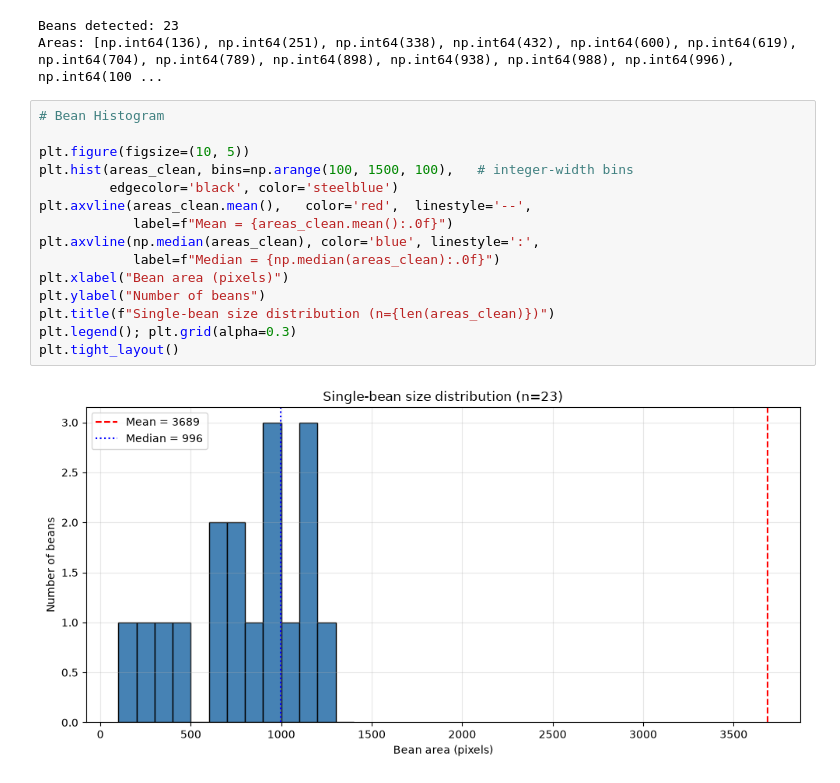
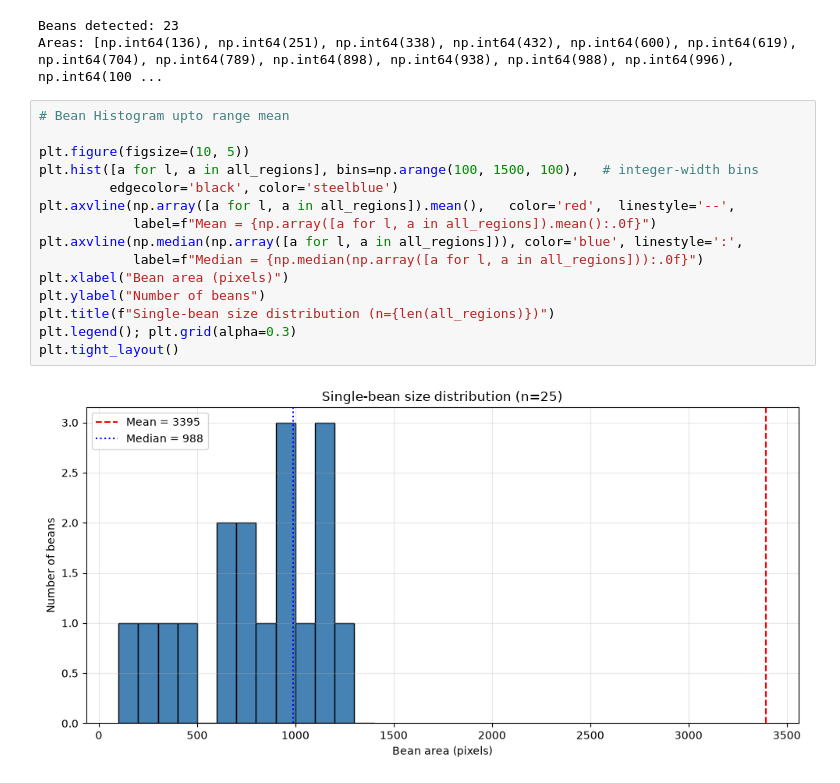
Before and after one commit to bdsh-14/unr-ee681-image-analysis, a Jupyter notebook: HW3/assignment3.ipynb, the cells around one changed output. Drawn from its saved outputs; the diff is of its cells as text.

Commit message:
Cleanup

```diff
--- a/HW3/assignment3.ipynb
+++ b/HW3/assignment3.ipynb
@@ -316,19 +316,19 @@ print("Areas:", sorted(areas_clean))
 Beans detected: 23
 Areas: [np.int64(136), np.int64(251), np.int64(338), np.int64(432), np.int64(600), np.int64(619), np.int64(704), np.int64(789), np.int64(898), np.int64(938), np.int64(988), np.int64(996), np.int64(100 ...
 # %%
-# Bean Histogram
+# Bean Histogram upto range mean
 
 plt.figure(figsize=(10, 5))
-plt.hist(areas_clean, bins=np.arange(100, 1500, 100),   # integer-width bins
+plt.hist([a for l, a in all_regions], bins=np.arange(100, 1500, 100),   # integer-width bins
          edgecolor='black', color='steelblue')
-plt.axvline(areas_clean.mean(),   color='red',  linestyle='--',
-            label=f"Mean = {areas_clean.mean():.0f}")
-plt.axvline(np.median(areas_clean), color='blue', linestyle=':',
-            label=f"Median = {np.median(areas_clean):.0f}")
+plt.axvline(np.array([a for l, a in all_regions]).mean(),   color='red',  linestyle='--',
+            label=f"Mean = {np.array([a for l, a in all_regions]).mean():.0f}")
+plt.axvline(np.median(np.array([a for l, a in all_regions])), color='blue', linestyle=':',
+            label=f"Median = {np.median(np.array([a for l, a in all_regions])):.0f}")
 plt.xlabel("Bean area (pixels)")
 plt.ylabel("Number of beans")
-plt.title(f"Single-bean size distribution (n={len(areas_clean)})")
+plt.title(f"Single-bean size distribution (n={len(all_regions)})")
 plt.legend(); plt.grid(alpha=0.3)
 plt.tight_layout()
 # %% [output]
-[figure, old version]
+[figure, new version]
```
Also changed, not shown: parts of 2 cells of this notebook.
